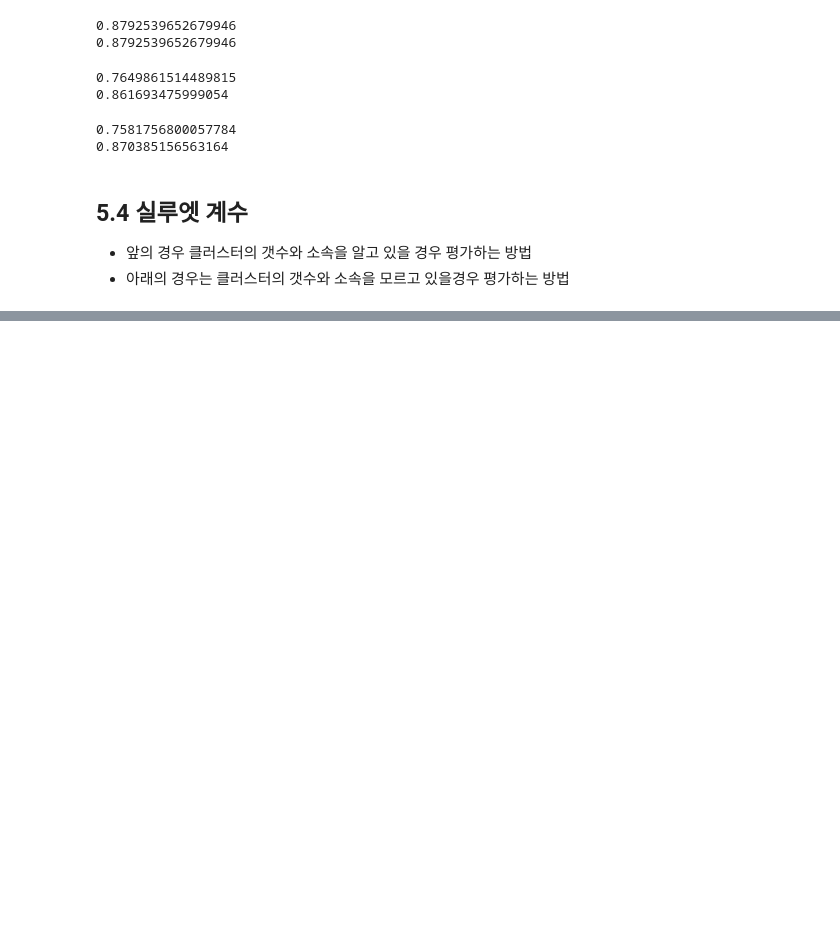
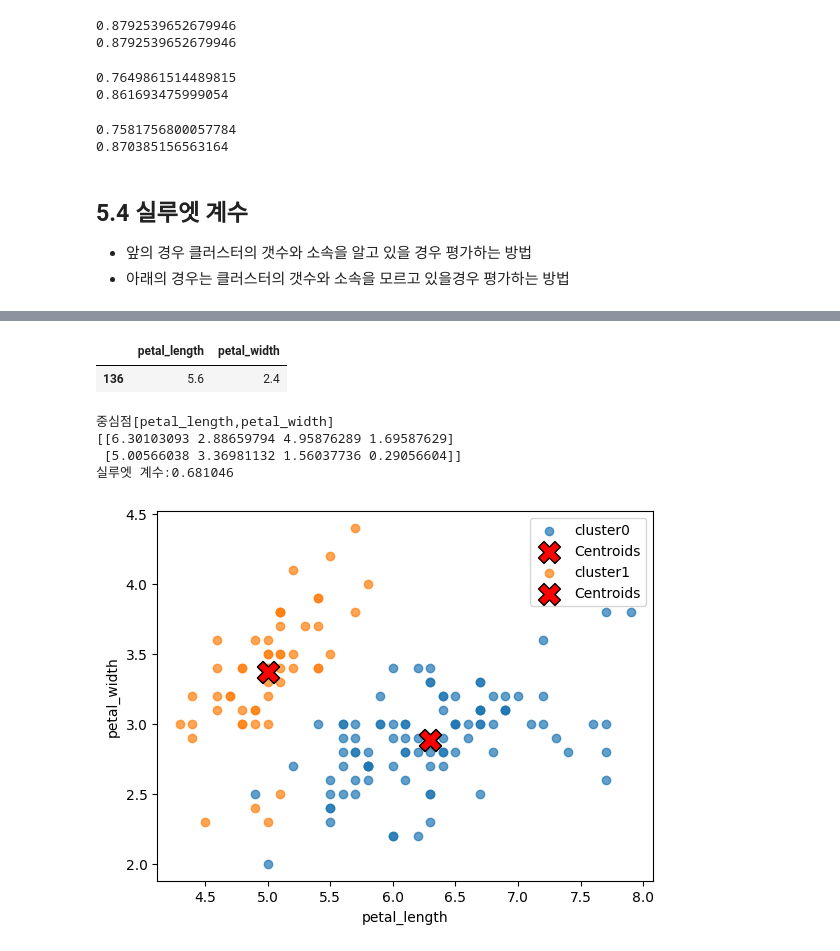
Before and after one commit to zardness/Sang, a Jupyter notebook: source/08_MachineLearning/ch2_군집분석.ipynb, the cells around one changed output, grey strips where cells are left out. Drawn from its saved outputs; the diff is of its cells as text; code cells hidden in the pictures; blank space fills up the shorter version.

```diff
--- a/source/08_MachineLearning/ch2_군집분석.ipynb
+++ b/source/08_MachineLearning/ch2_군집분석.ipynb
@@ -694,0 +773,47 @@ array([[ 1.57544261,  1.2556863 ,  0.        ],
+# %%
+from seaborn import load_dataset
+iris = load_dataset('iris')
+data = iris[['petal_length','petal_width']]
+data = iris.iloc[:,2:4]
+data.sample()
+# %% [output]
+|  | petal_length | petal_width |
+| 136 | 5.6 | 2.4 |
+# %%
+import matplotlib.pyplot as plt
+from sklearn.datasets import load_iris
+from sklearn.cluster import KMeans
+from sklearn.metrics import silhouette_score
+
+iris = load_iris()
+X=iris.data
+model = KMeans(n_clusters=2, n_init=10, random_state=3)
+cluster_labels = model.fit_predict(X)
+centers=model.cluster_centers_
+print('중심점[petal_length,petal_width]')
+print(centers)
+score = silhouette_score(X,cluster_labels)
+print(f'실루엣 계수:{score:4f}')
+for cluster_id in range(2):
+    plt.scatter(X[cluster_labels==cluster_id,0],
+                X[cluster_labels==cluster_id,1],
+                label=f'cluster{cluster_id}',
+                alpha=0.7)
+    plt.scatter(centers[:, 0],
+                centers[:, 1],
+                c='red',
+                marker='X',
+                s=250,
+                edgecolors='black',
+                label='Centroids'
+)
+plt.xlabel('petal_length')
+plt.ylabel('petal_width')
+plt.legend()
+plt.show()
+# %% [output]
+중심점[petal_length,petal_width]
+[[6.30103093 2.88659794 4.95876289 1.69587629]
+ [5.00566038 3.36981132 1.56037736 0.29056604]]
+실루엣 계수:0.681046
+[figure, added]
```
Also changed, not shown: parts of 22 cells of this notebook, 1 other file.
